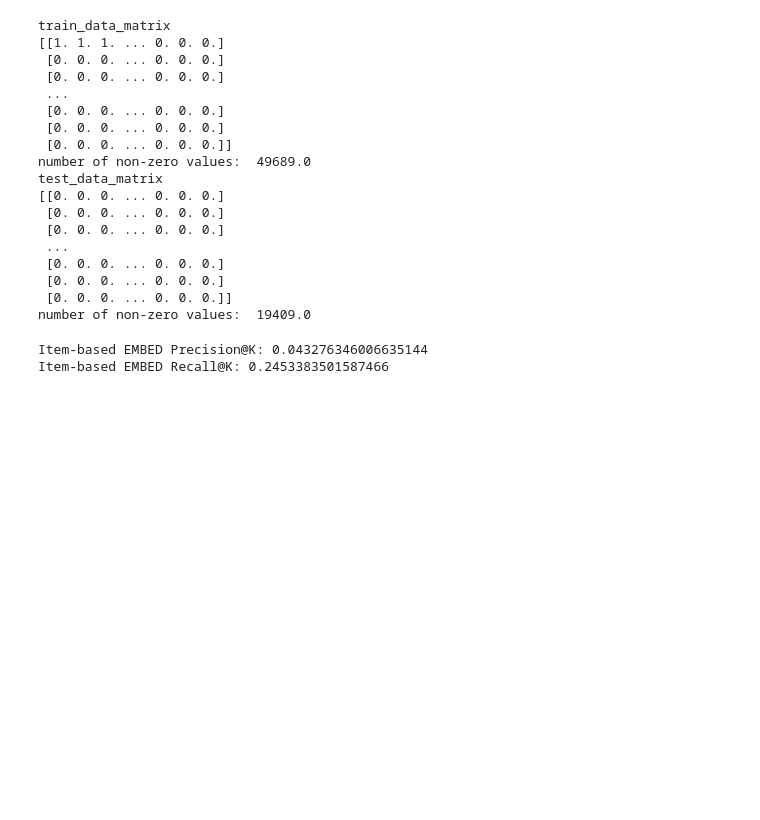
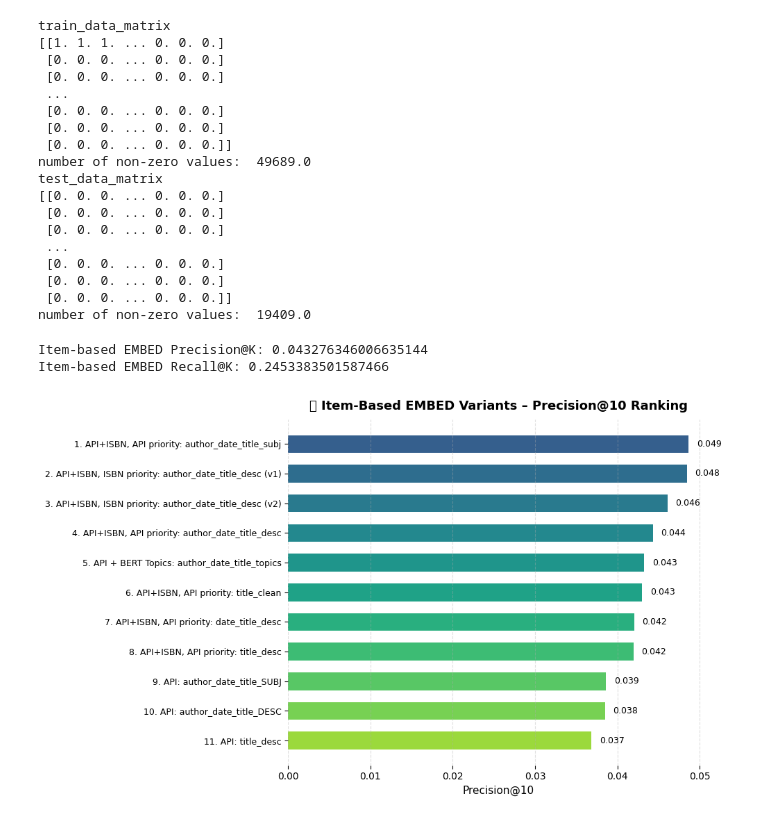
Before and after one commit to ML-brooowss/ML, a Jupyter notebook: API_Embedding_PrecisionTest.ipynb, the cells around one changed output. Cells and saved outputs as stored; diff of their text form; code cells hidden in the pictures; blank space fills up the shorter version.

```diff
--- a/API_Embedding_PrecisionTest.ipynb
+++ b/API_Embedding_PrecisionTest.ipynb
@@ -368,3 +376,63 @@ print('Item-based EMBED Recall@K:', recall_item_k)
 # %% [output]
 Item-based EMBED Precision@K: 0.043276346006635144
 Item-based EMBED Recall@K: 0.2453383501587466
+# %%
+# Data
+labels = [
+    "API: author_date_title_DESC",
+    "API: author_date_title_SUBJ",
+    "API: title_desc",
+    "API+ISBN, API priority: title_desc",
+    "API+ISBN, API priority: title_clean",
+    "API+ISBN, API priority: date_title_desc",
+    "API+ISBN, API priority: author_date_title_subj",
+    "API+ISBN, API priority: author_date_title_desc",
+    "API+ISBN, ISBN priority: author_date_title_desc (v1)",
+    "API+ISBN, ISBN priority: author_date_title_desc (v2)",
+    "API + BERT Topics: author_date_title_topics"
+]
+
+precision_at_10 = [
+    0.03849196223526418,
+    0.038645062515948056,
+    0.03685889257463616,
+    0.041949476907374994,
+    0.04300842051543835,
+    0.04203878540444055,
+    0.04866037254401807,
+    0.044322531257974966,
+    0.048443480479715986,
+    0.04609594284256317,
+    0.043276346006635144
+]
+
+# Sort by precision
+sorted_data = sorted(zip(precision_at_10, labels), reverse=True)
+sorted_precision, sorted_labels = zip(*sorted_data)
+
+# Plot setup
+fig, ax = plt.subplots(figsize=(10, 6))
+bar_colors = plt.cm.viridis(np.linspace(0.3, 0.85, len(sorted_labels)))
+
+# Plot bars
+bars = ax.barh(range(len(sorted_labels)), sorted_precision, color=bar_colors, height=0.6)
+
+# Add precision labels
+for i, (bar, value) in enumerate(zip(bars, sorted_precision)):
+    ax.text(value + 0.001, bar.get_y() + bar.get_height()/2,
+            f"{value:.3f}", va='center', ha='left', fontsize=9)
+
+# Axis formatting
+ax.set_yticks(range(len(sorted_labels)))
+ax.set_yticklabels([f"{i+1}. {label}" for i, label in enumerate(sorted_labels)], fontsize=9)
+ax.invert_yaxis()  # Highest first
+ax.set_xlabel("Precision@10", fontsize=11)
+ax.set_title("📚 Item-Based EMBED Variants – Precision@10 Ranking", fontsize=13, weight='bold', pad=10)
+ax.grid(axis='x', linestyle='--', alpha=0.4)
+
+# Aesthetics
+plt.tight_layout()
+plt.box(False)
+plt.show()
+# %% [output]
+[figure, added]
```
Also changed, not shown: parts of 4 cells of this notebook.
